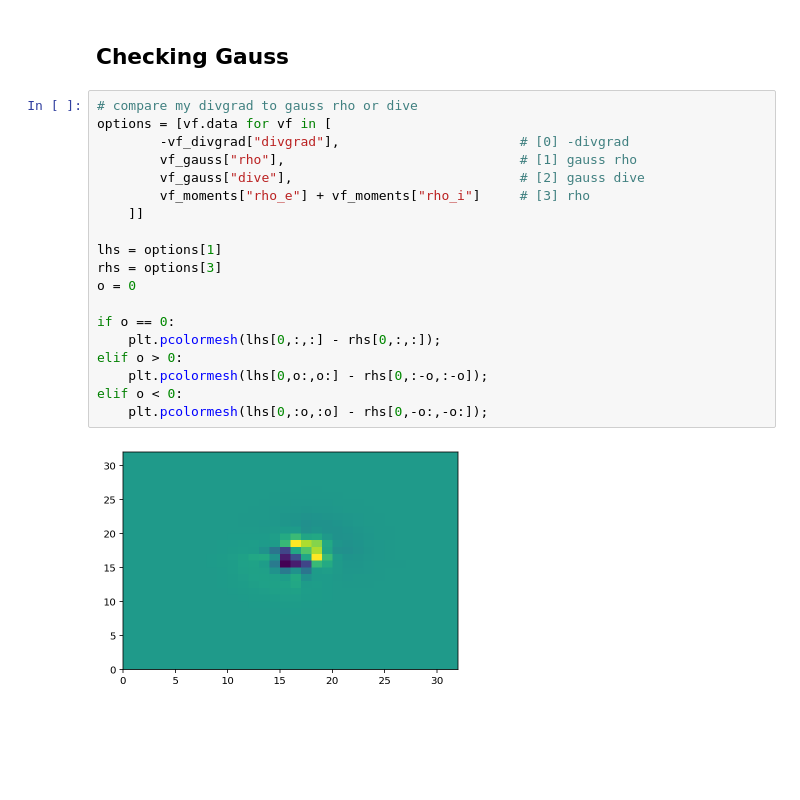
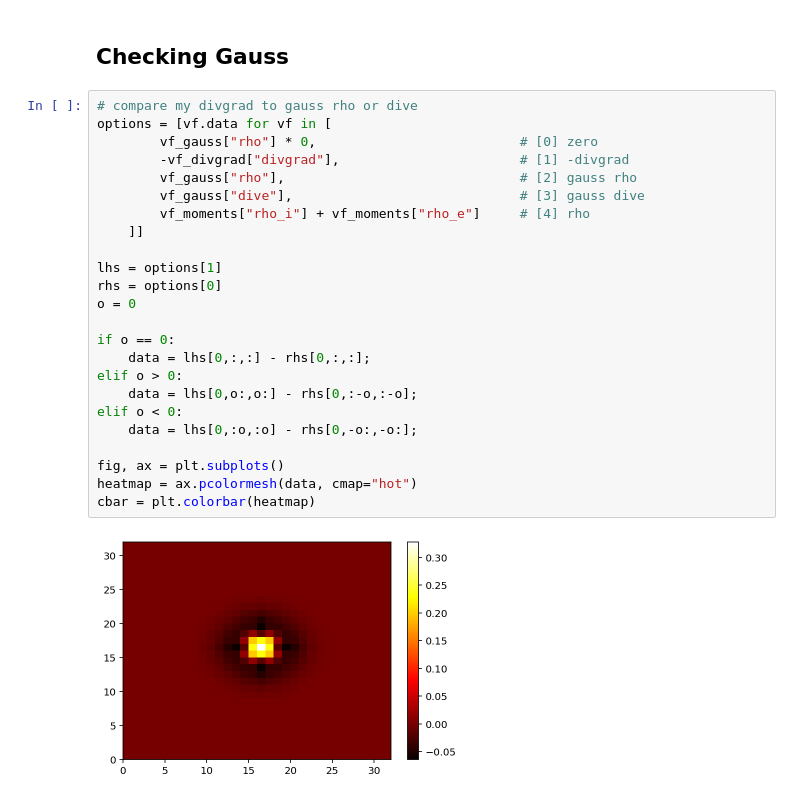
Before and after one commit to JamesMcClung/psc-scrap, a Jupyter notebook: analysis.ipynb, the cells around one changed output. Drawn from its saved outputs; the diff is of its cells as text; blank space fills up the shorter version.

Commit message:
added cbar to gauss/divgrad/rho comparison

```diff
--- a/analysis.ipynb
+++ b/analysis.ipynb
@@ -224,21 +218,26 @@ vlt.plot(-vf_divgrad["divgrad"] - (vf_moments["rho_i"] + vf_moments["rho_e"]), c
 # %%
 # compare my divgrad to gauss rho or dive
 options = [vf.data for vf in [
-        -vf_divgrad["divgrad"],                       # [0] -divgrad
-        vf_gauss["rho"],                              # [1] gauss rho
-        vf_gauss["dive"],                             # [2] gauss dive
-        vf_moments["rho_e"] + vf_moments["rho_i"]     # [3] rho
+        vf_gauss["rho"] * 0,                          # [0] zero
+        -vf_divgrad["divgrad"],                       # [1] -divgrad
+        vf_gauss["rho"],                              # [2] gauss rho
+        vf_gauss["dive"],                             # [3] gauss dive
+        vf_moments["rho_i"] + vf_moments["rho_e"]     # [4] rho
     ]]
 
 lhs = options[1]
-rhs = options[3]
+rhs = options[0]
 o = 0
 
 if o == 0:
-    plt.pcolormesh(lhs[0,:,:] - rhs[0,:,:]);
+    data = lhs[0,:,:] - rhs[0,:,:];
 elif o > 0:
-    plt.pcolormesh(lhs[0,o:,o:] - rhs[0,:-o,:-o]);
+    data = lhs[0,o:,o:] - rhs[0,:-o,:-o];
 elif o < 0:
-    plt.pcolormesh(lhs[0,:o,:o] - rhs[0,-o:,-o:]);
+    data = lhs[0,:o,:o] - rhs[0,-o:,-o:];
+
+fig, ax = plt.subplots()
+heatmap = ax.pcolormesh(data, cmap="hot")
+cbar = plt.colorbar(heatmap)
 # %% [output]
-[figure, old version]
+[figure, new version]
```
Also changed, not shown: parts of 6 cells of this notebook.
